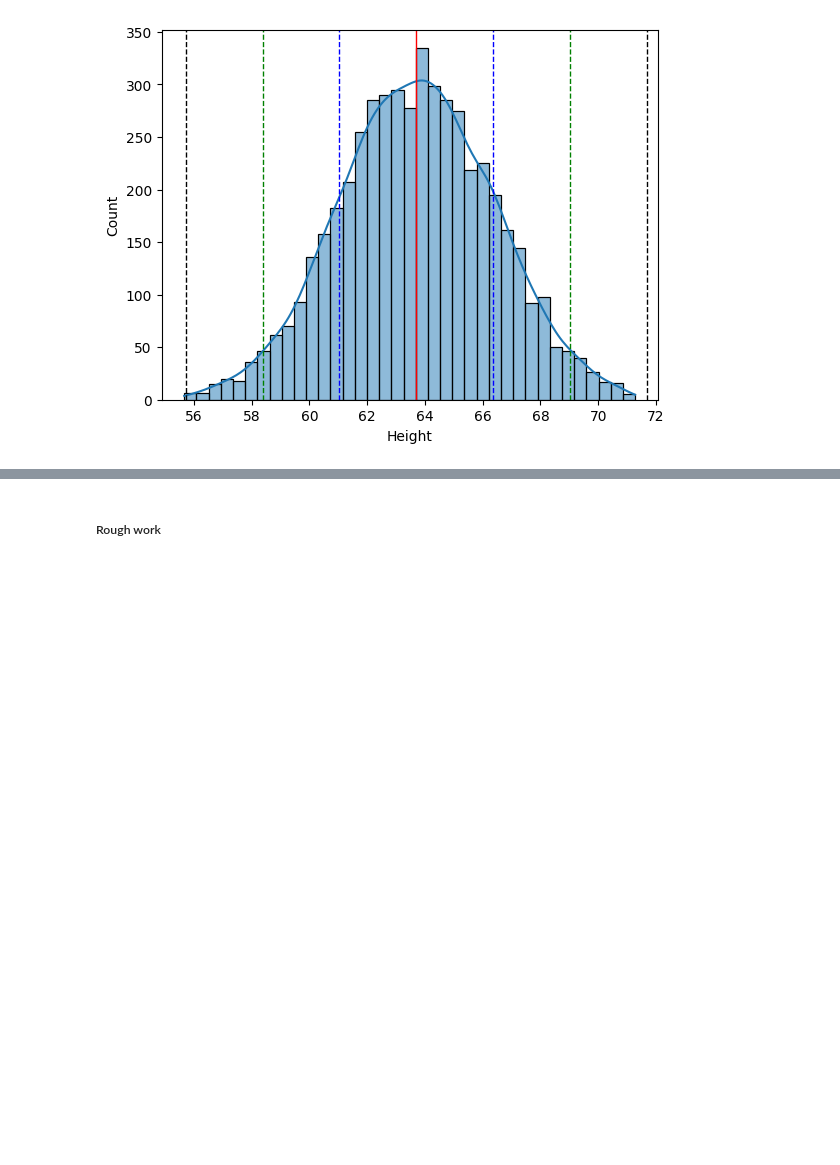
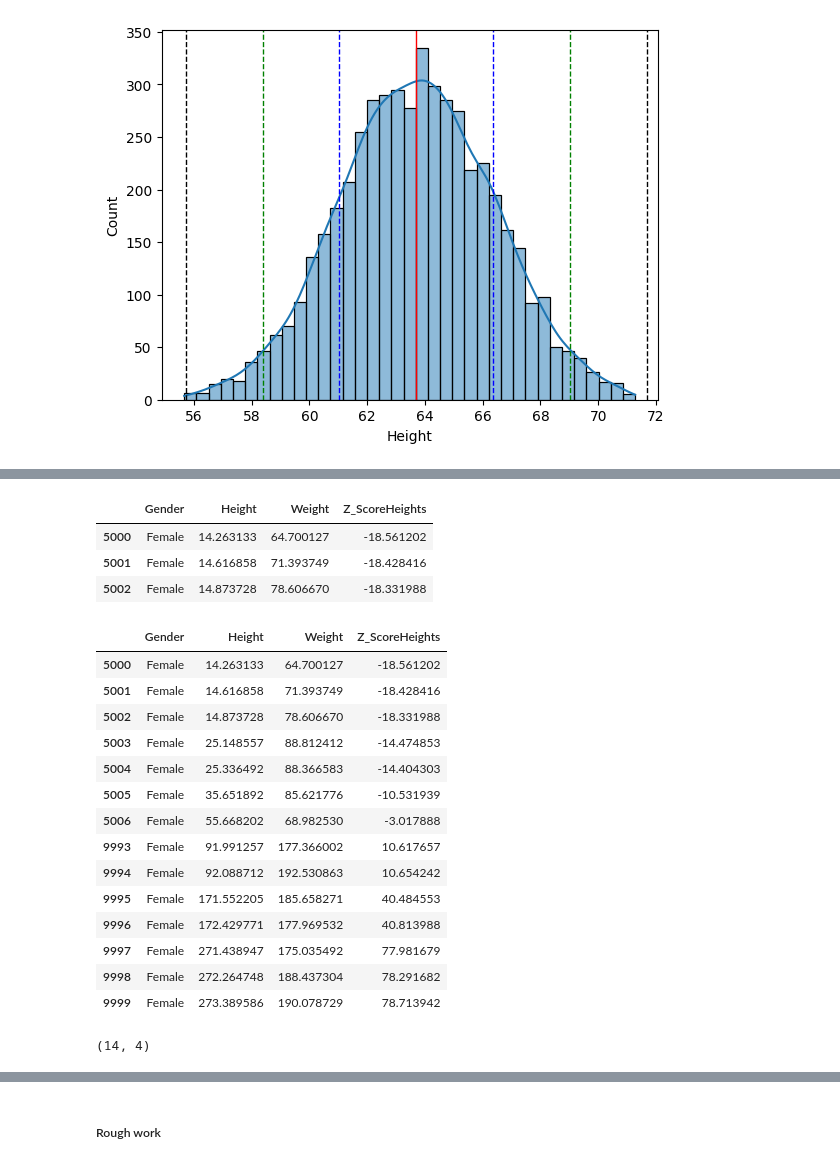
Before and after one commit to jdhova/Statistics-DataCleaning, a Jupyter notebook: Finding_Outliars/Male_Female_Heights.ipynb, the cells around one changed output, grey strips where cells are left out. Cells and saved outputs as stored; diff of their text form; code cells hidden in the pictures; blank space fills up the shorter version.

Commit message:
Finding Outliars with Z-score

```diff
--- a/Finding_Outliars/Male_Female_Heights.ipynb
+++ b/Finding_Outliars/Male_Female_Heights.ipynb
@@ -308,0 +290,5 @@ outliarsFeMaleDataMin
+# %%
+dataFeMale2 = dataFeMale
+# %%
+dataFeMale2['Z_ScoreHeights'] = (dataFeMale2.Height - meanFeMaleHeight)/stdFeMaleHeight
+dataFeMale2.head(6)
@@ -308,0 +308,30 @@ outliarsFeMaleDataMin
+# %%
+dataFeMale2.head(3)
+# %% [output]
+|  | Gender | Height | Weight | Z_ScoreHeights |
+| 5000 | Female | 14.263133 | 64.700127 | -18.561202 |
+| 5001 | Female | 14.616858 | 71.393749 | -18.428416 |
+| 5002 | Female | 14.873728 | 78.606670 | -18.331988 |
+# %%
+outliarsFeMaleDataNew = dataFeMale2[(dataFeMale2.Z_ScoreHeights<-3)|(dataFeMale2.Z_ScoreHeights>3)]
+outliarsFeMaleDataNew
+# %% [output]
+|  | Gender | Height | Weight | Z_ScoreHeights |
+| 5000 | Female | 14.263133 | 64.700127 | -18.561202 |
+| 5001 | Female | 14.616858 | 71.393749 | -18.428416 |
+| 5002 | Female | 14.873728 | 78.606670 | -18.331988 |
+| 5003 | Female | 25.148557 | 88.812412 | -14.474853 |
+| 5004 | Female | 25.336492 | 88.366583 | -14.404303 |
+| 5005 | Female | 35.651892 | 85.621776 | -10.531939 |
+| 5006 | Female | 55.668202 | 68.982530 | -3.017888 |
+| 9993 | Female | 91.991257 | 177.366002 | 10.617657 |
+| 9994 | Female | 92.088712 | 192.530863 | 10.654242 |
+| 9995 | Female | 171.552205 | 185.658271 | 40.484553 |
+| 9996 | Female | 172.429771 | 177.969532 | 40.813988 |
+| 9997 | Female | 271.438947 | 175.035492 | 77.981679 |
+| 9998 | Female | 272.264748 | 188.437304 | 78.291682 |
+| 9999 | Female | 273.389586 | 190.078729 | 78.713942 |
+# %%
+outliarsFeMaleDataNew.shape
+# %% [output]
+(14, 4)
```
Also changed, not shown: parts of 45 cells of this notebook.
